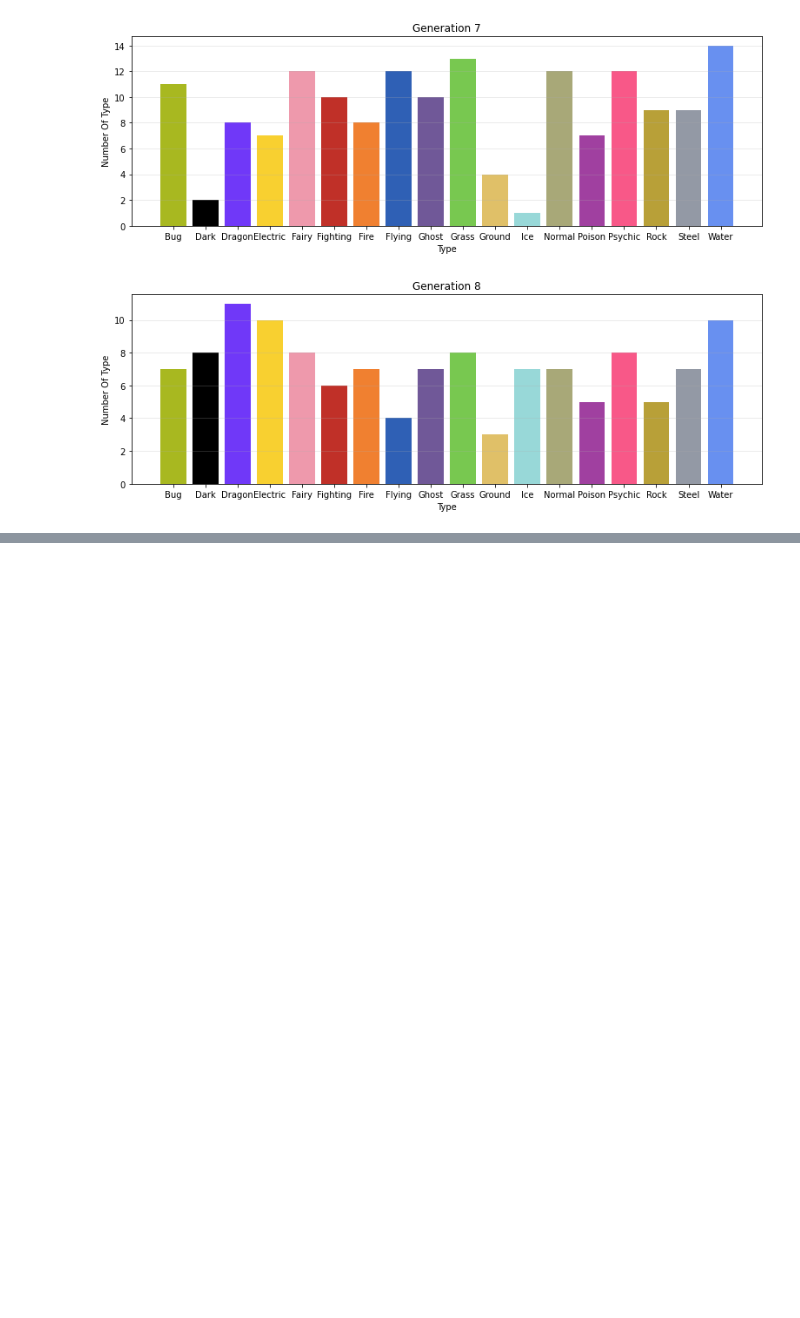
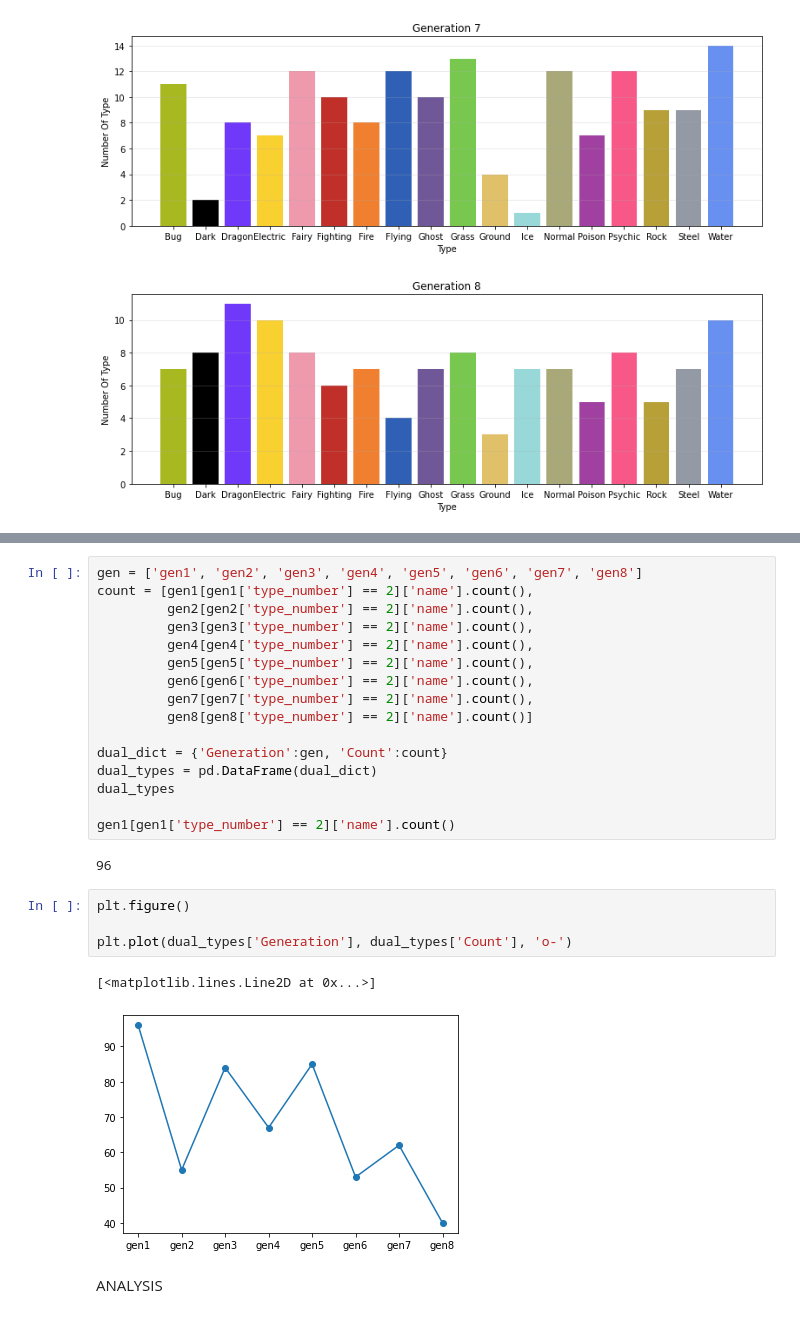
Before and after one commit to damocardenas/DSCI235-Final, a Jupyter notebook: DSCI235 Final Project.ipynb, the cells around one changed output, grey strips where cells are left out. Drawn from its saved outputs; the diff is of its cells as text; blank space fills up the shorter version.

```diff
--- a/DSCI235 Final Project.ipynb
+++ b/DSCI235 Final Project.ipynb
@@ -155,0 +161,27 @@ plt.bar(typing.index, typing, color=type_colors)
+# %%
+gen = ['gen1', 'gen2', 'gen3', 'gen4', 'gen5', 'gen6', 'gen7', 'gen8']
+count = [gen1[gen1['type_number'] == 2]['name'].count(),
+         gen2[gen2['type_number'] == 2]['name'].count(),
+         gen3[gen3['type_number'] == 2]['name'].count(),
+         gen4[gen4['type_number'] == 2]['name'].count(),
+         gen5[gen5['type_number'] == 2]['name'].count(),
+         gen6[gen6['type_number'] == 2]['name'].count(),
+         gen7[gen7['type_number'] == 2]['name'].count(),
+         gen8[gen8['type_number'] == 2]['name'].count()]
+
+dual_dict = {'Generation':gen, 'Count':count}
+dual_types = pd.DataFrame(dual_dict)
+dual_types
+
+gen1[gen1['type_number'] == 2]['name'].count()
+# %% [output]
+96
+# %%
+plt.figure()
+
+plt.plot(dual_types['Generation'], dual_types['Count'], 'o-')
+# %% [output]
+[<matplotlib.lines.Line2D at 0x...>]
+[figure, added]
+# %% [markdown]
+ANALYSIS
```
Also changed, not shown: parts of 2 cells of this notebook.
